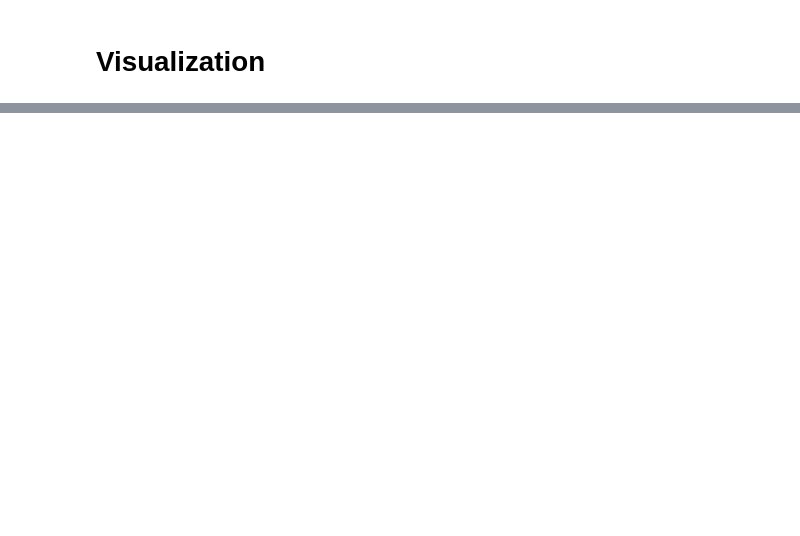
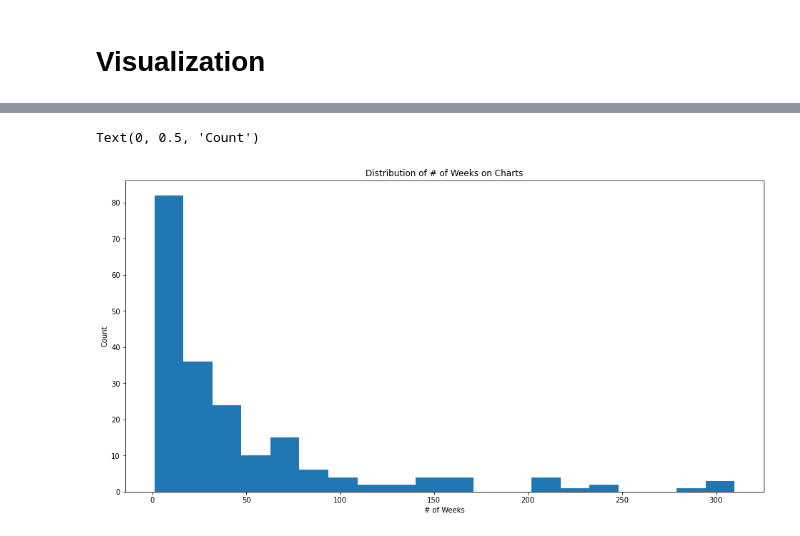
Before and after one commit to traders/Jupyter-Tutorial, a Jupyter notebook: Tutorial 1-??-2023.ipynb, the cells around one changed output, grey strips where cells are left out. Saved outputs shown, nothing was run; the diff lists cells and outputs as text; code cells hidden in the pictures; blank space fills up the shorter version.

```diff
--- a/Tutorial 1-??-2023.ipynb
+++ b/Tutorial 1-??-2023.ipynb
@@ -131,0 +391,11 @@ df.sort_values('Artist', axis=0).head(200)
+# %%
+plt.figure(figsize=(16,8))
+
+plt.hist(df["Wks"], bins=20)
+
+plt.title("Distribution of # of Weeks on Charts")
+plt.xlabel("# of Weeks")
+plt.ylabel("Count")
+# %% [output]
+Text(0, 0.5, 'Count')
+[figure, added]
```
Also changed, not shown: parts of 52 cells of this notebook, 1 other file.
